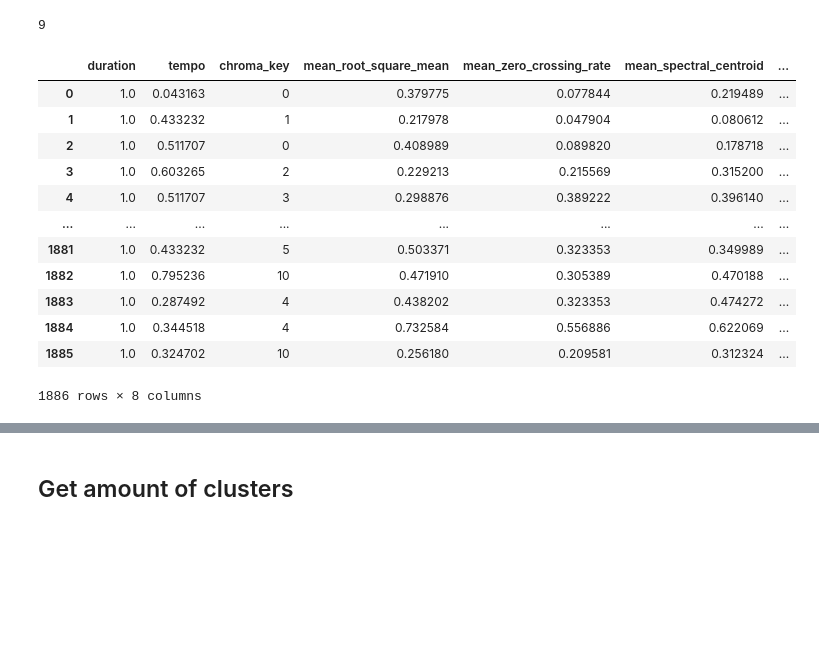
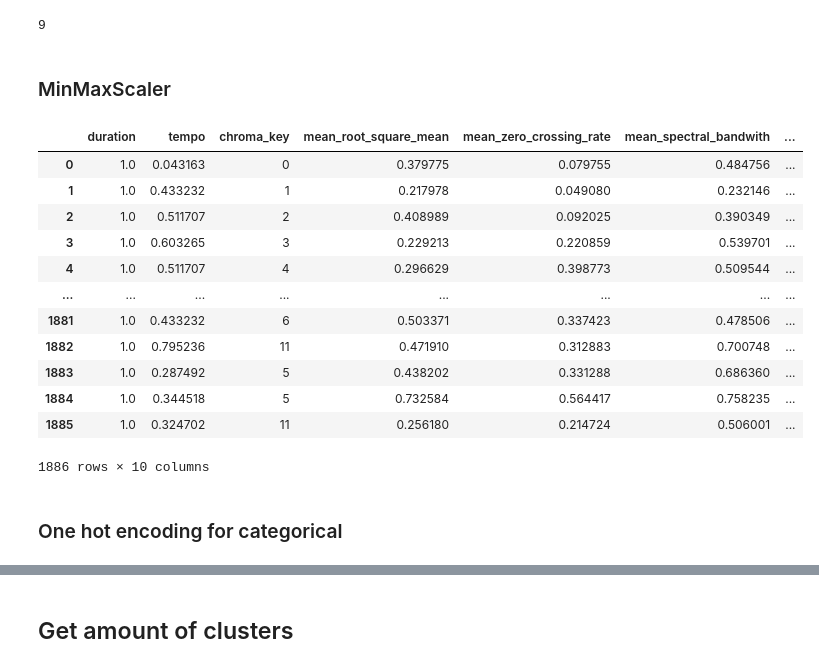
Before and after one commit to C7A7A/audio_clustering_autoencoder, a Jupyter notebook: notebooks/cluster_music.ipynb, the cells around one changed output, grey strips where cells are left out. Drawn from its saved outputs; the diff is of its cells as text; code cells hidden in the pictures; blank space fills up the shorter version.

Commit message:
estimate number of clusters, numpy array attributes mean, pca, chroma_key dummies

```diff
--- a/notebooks/cluster_music.ipynb
+++ b/notebooks/cluster_music.ipynb
@@ -24,0 +64,27 @@ df.head()
+# %%
+path_arr_columns = [
+    'path_spectogram_arr',
+    'path_mel_spectogram_arr',
+    'path_chromagram_arr',
+    'path_mfccs_arr'
+]
+
+def load_numpy_array(path):
+    return np.load(path)
+
+
+def calculate_mean_across_row(path):
+    arr = load_numpy_array(path)
+    return np.mean(arr)
+# %%
+mean_df = pd.DataFrame()
+
+for column in path_arr_columns:
+    mean_column_name = column.replace('path', 'mean')
+    mean_column_name = mean_column_name.replace('_arr', '')
+    mean_df[mean_column_name] = df_paths[column].apply(
+        lambda path: calculate_mean_across_row(path)
+    )
+
+print("=== MEAN PATHS ===")
+mean_df
@@ -89,30 +170,40 @@ num_labels = df['label'].nunique()
 num_labels
 # %% [output]
 9
+# %% [markdown]
+### MinMaxScaler
 # %%
-df_to_cluster = df.drop(columns=['name', 'path', 'label'])
+df_to_cluster = df_features.drop(columns=['name', 'label', 'mean_spectral_centroid', 'mean_spectral_roll_off'])
+df_to_cluster = pd.concat([df_to_cluster, mean_df], axis=1)
+
+labels = df_features['label']
 
 unique_chroma_key_values = df_to_cluster['chroma_key'].unique()
 mapping_dict_chroma = {value: index for index, value in enumerate(unique_chroma_key_values)}
 df_to_cluster['chroma_key'] = df_to_cluster['chroma_key'].map(mapping_dict_chroma)
 
-columns_to_normalize = ['duration', 'tempo', 'mean_root_square_mean', 'mean_zero_crossing_rate',
-                       'mean_spectral_centroid', 'mean_spectral_bandwith', 'mean_spectral_roll_off']
+columns_to_normalize = [
+    'duration', 'tempo',
+    'mean_root_square_mean', 'mean_zero_crossing_rate', 'mean_spectral_bandwith',
+    'mean_spectogram', 'mean_mel_spectogram', 'mean_chromagram', 'mean_mfccs'
+]
 scaler = MinMaxScaler()
 df_to_cluster[columns_to_normalize] = scaler.fit_transform(df_to_cluster[columns_to_normalize])
 df_to_cluster
 # %% [output]
-|  | duration | tempo | chroma_key | mean_root_square_mean | mean_zero_crossing_rate | mean_spectral_centroid | ... |
-| 0 | 1.0 | 0.043163 | 0 | 0.379775 | 0.077844 | 0.219489 | ... |
-| 1 | 1.0 | 0.433232 | 1 | 0.217978 | 0.047904 | 0.080612 | ... |
-| 2 | 1.0 | 0.511707 | 0 | 0.408989 | 0.089820 | 0.178718 | ... |
-| 3 | 1.0 | 0.603265 | 2 | 0.229213 | 0.215569 | 0.315200 | ... |
-| 4 | 1.0 | 0.511707 | 3 | 0.298876 | 0.389222 | 0.396140 | ... |
+|  | duration | tempo | chroma_key | mean_root_square_mean | mean_zero_crossing_rate | mean_spectral_bandwith | ... |
+| 0 | 1.0 | 0.043163 | 0 | 0.379775 | 0.079755 | 0.484756 | ... |
+| 1 | 1.0 | 0.433232 | 1 | 0.217978 | 0.049080 | 0.232146 | ... |
+| 2 | 1.0 | 0.511707 | 2 | 0.408989 | 0.092025 | 0.390349 | ... |
+| 3 | 1.0 | 0.603265 | 3 | 0.229213 | 0.220859 | 0.539701 | ... |
+| 4 | 1.0 | 0.511707 | 4 | 0.296629 | 0.398773 | 0.509544 | ... |
 | ... | ... | ... | ... | ... | ... | ... | ... |
-| 1881 | 1.0 | 0.433232 | 5 | 0.503371 | 0.323353 | 0.349989 | ... |
-| 1882 | 1.0 | 0.795236 | 10 | 0.471910 | 0.305389 | 0.470188 | ... |
-| 1883 | 1.0 | 0.287492 | 4 | 0.438202 | 0.323353 | 0.474272 | ... |
-| 1884 | 1.0 | 0.344518 | 4 | 0.732584 | 0.556886 | 0.622069 | ... |
-| 1885 | 1.0 | 0.324702 | 10 | 0.256180 | 0.209581 | 0.312324 | ... |
+| 1881 | 1.0 | 0.433232 | 6 | 0.503371 | 0.337423 | 0.478506 | ... |
+| 1882 | 1.0 | 0.795236 | 11 | 0.471910 | 0.312883 | 0.700748 | ... |
+| 1883 | 1.0 | 0.287492 | 5 | 0.438202 | 0.331288 | 0.686360 | ... |
+| 1884 | 1.0 | 0.344518 | 5 | 0.732584 | 0.564417 | 0.758235 | ... |
+| 1885 | 1.0 | 0.324702 | 11 | 0.256180 | 0.214724 | 0.506001 | ... |
-1886 rows × 8 columns
+1886 rows × 10 columns
+# %% [markdown]
+### One hot encoding for categorical
 # %%
```
Also changed, not shown: parts of 22 cells of this notebook, 1 other file.
